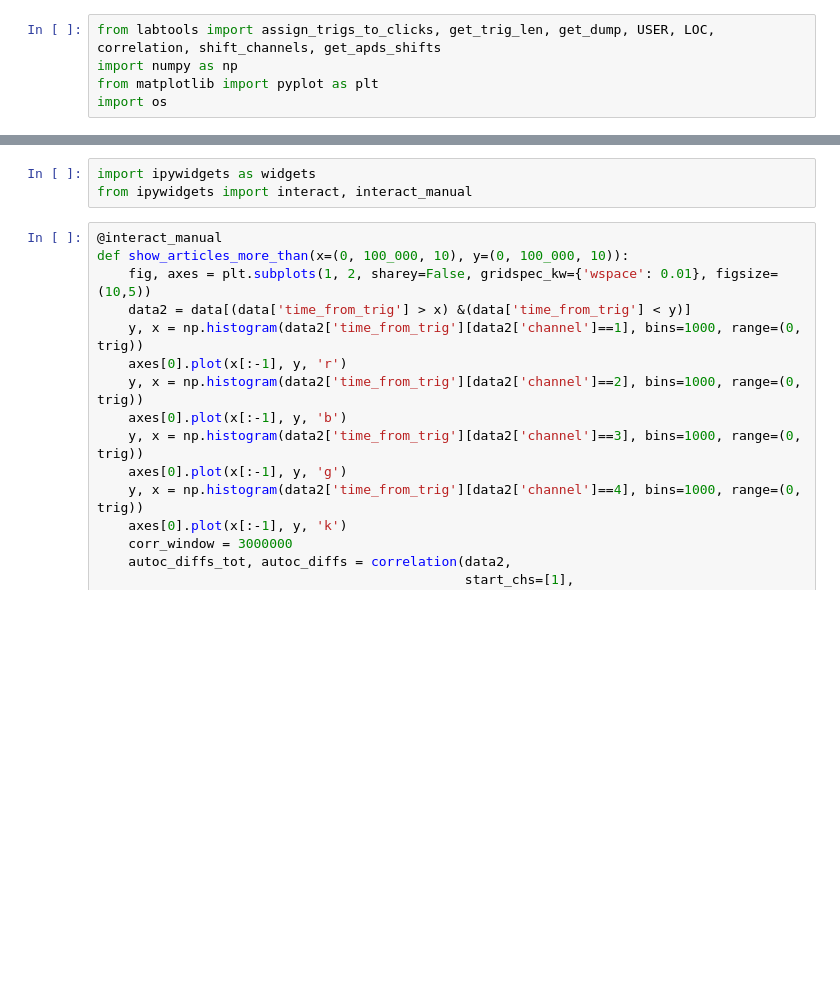
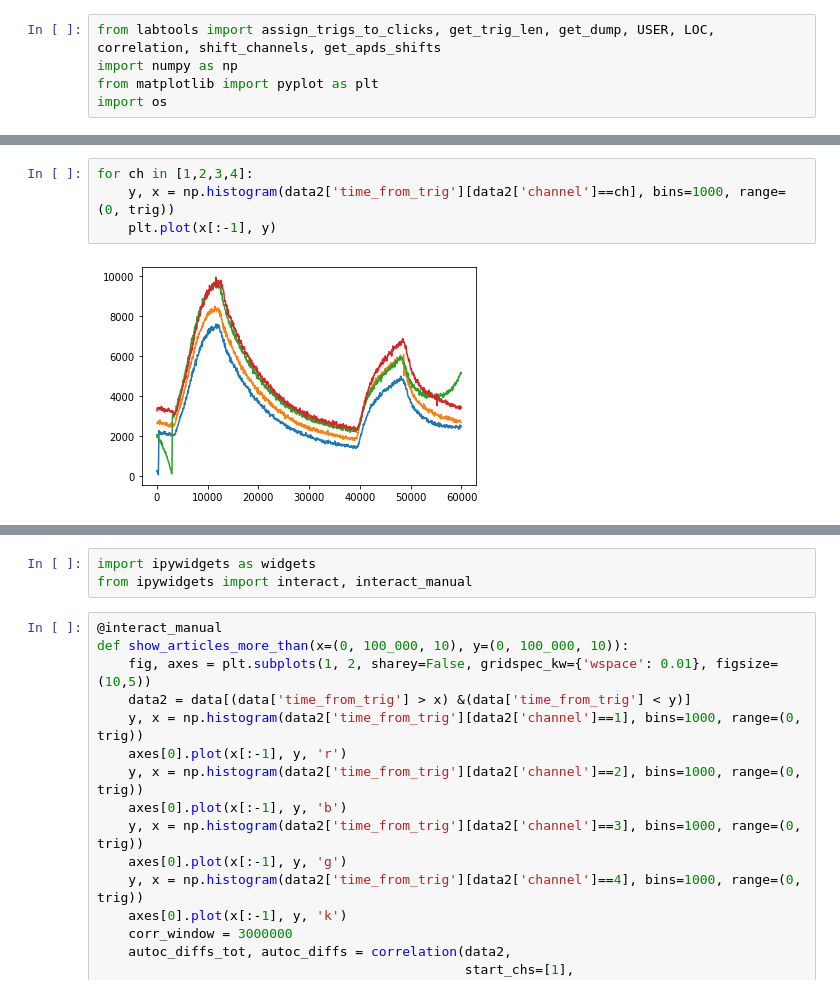
Before and after one commit to bbuusshh/physics_lab, a Jupyter notebook: master_thesis/fiber/time_filtering.ipynb, the cells around one changed output, grey strips where cells are left out. Cells and saved outputs as stored; diff of their text form; blank space fills up the shorter version.

```diff
--- a/master_thesis/fiber/time_filtering.ipynb
+++ b/master_thesis/fiber/time_filtering.ipynb
@@ -127 +38,7 @@ for ch in [1,2,3,4]:
+# %%
+for ch in [1,2,3,4]:
+    y, x = np.histogram(data2['time_from_trig'][data2['channel']==ch], bins=1000, range=(0, trig))
+    plt.plot(x[:-1], y)
+# %% [output]
+[figure, added]
 # %%
```
Also changed, not shown: parts of 19 cells of this notebook, 3 other files.
